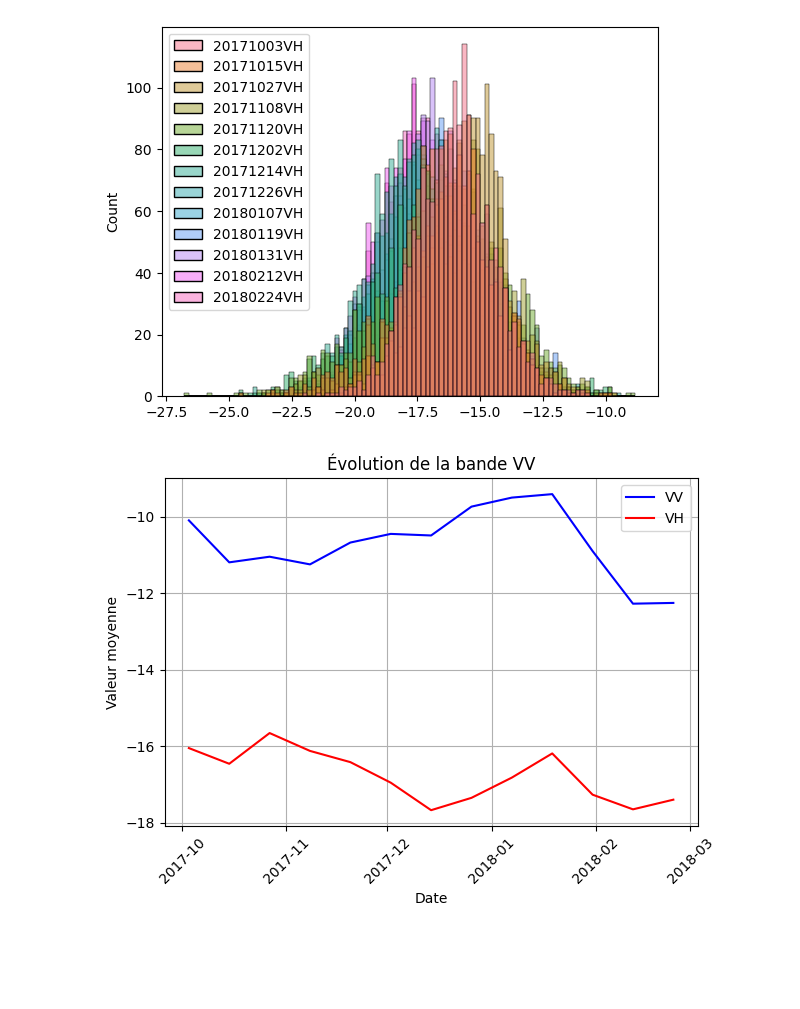
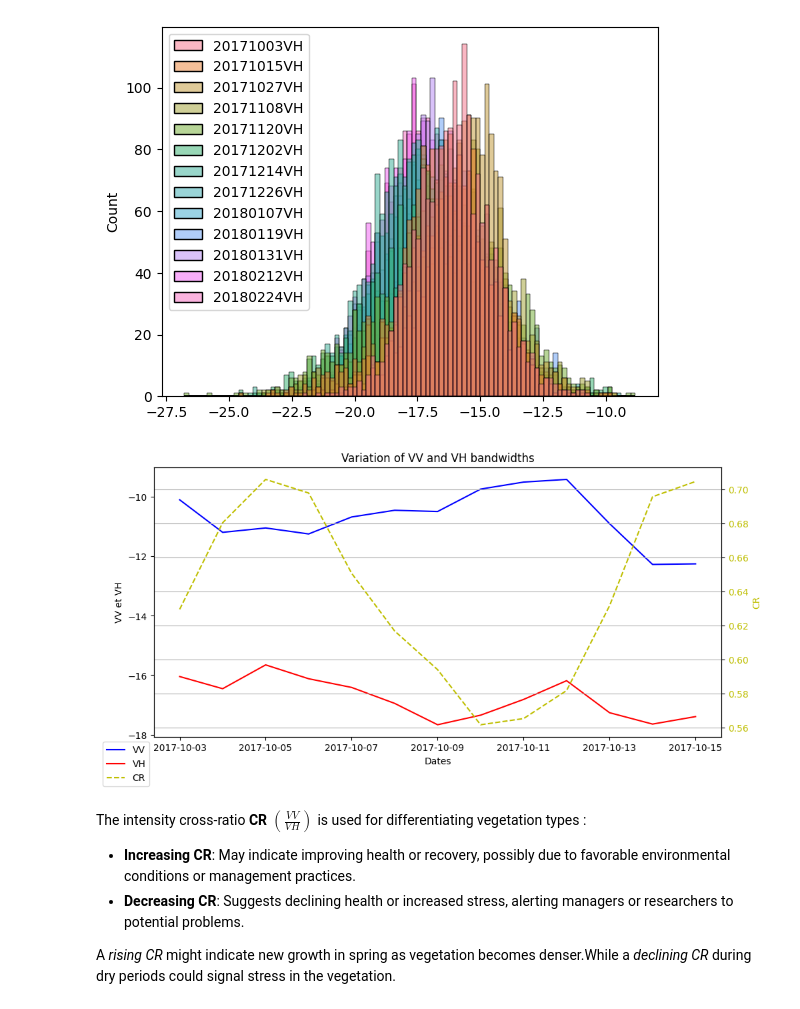
Before and after one commit to MathysVinatier/PMI_detection_TillageLabour, a Jupyter notebook: Datasets/Sentinel1_test.ipynb, the cells around one changed output. Cells and saved outputs as stored; diff of their text form; code cells hidden in the pictures; blank space fills up the shorter version.

```diff
--- a/Datasets/Sentinel1_test.ipynb
+++ b/Datasets/Sentinel1_test.ipynb
@@ -25,24 +60,41 @@ sns.histplot(df_sent1[cols_vh])
 plt.show()
 # %% [output]
 [figure]
-# %%
-mean_vv = df_sent1[cols_vv].mean()
-mean_vh = df_sent1[cols_vh].mean()
-
-dates_vv = pd.to_datetime([col[:-2] for col in cols_vv], format='%Y%m%d')
-dates_vh = pd.to_datetime([col[:-2] for col in cols_vh], format='%Y%m%d')
-
-plt.plot(dates_vv, mean_vv.values, label='VV', color='b')
-plt.plot(dates_vv, mean_vh.values, label='VH', color='r')
-plt.title('Évolution de la bande VV')
-plt.xlabel('Date')
-plt.ylabel('Valeur moyenne')
-plt.tick_params(axis='x', rotation=45)
-plt.grid(True)
-plt.legend()
-
-plt.tight_layout()
-
-plt.show()
-# %% [output]
-[figure, removed]
+# %%
+mean_vv = df_sent1[cols_vv].mean()
+mean_vh = df_sent1[cols_vh].mean()
+mean_cr =  mean_vv.values/mean_vh.values
+
+dates_format = pd.to_datetime([col[:-2] for col in cols_vv], format='%Y%m%d') # We can take any (vv/vh) for the date since it is the same timestamp
+dates = pd.date_range(start=dates_format[0], periods=len(mean_vv), freq='D')
+
+fig, ax1 = plt.subplots(figsize=(10, 5))
+
+ax1.plot(dates, mean_vv.values, label='VV', color='b')
+ax1.plot(dates, mean_vh.values, label='VH', color='r')
+ax1.set_xlabel('Dates')
+ax1.set_ylabel('VV et VH', color='k')
+ax1.tick_params(axis='y', labelcolor='k')
+
+ax2 = ax1.twinx()
+ax2.plot(dates, mean_cr, label='CR', color='y', linestyle='--')
+ax2.set_ylabel('CR', color='y')
+ax2.tick_params(axis='y', labelcolor='y')
+
+fig.legend(bbox_to_anchor=(0.0, 0), bbox_transform=ax1.transAxes)
+plt.title('Variation of VV and VH bandwidths')
+plt.xlabel('Date')
+plt.ylabel('CR')
+plt.grid(True)
+
+plt.tight_layout()
+
+plt.show()
+# %% [output]
+[figure, added]
+# %% [markdown]
+The intensity cross-ratio **CR** $\left(\frac{VV}{VH}\right)$ is used for differentiating vegetation types :
+- **Increasing CR**: May indicate improving health or recovery, possibly due to favorable environmental conditions or management practices.
+- **Decreasing CR**: Suggests declining health or increased stress, alerting managers or researchers to potential problems.
+
+A *rising CR* might indicate new growth in spring as vegetation becomes denser.While a *declining CR* during dry periods could signal stress in the vegetation.
```
Also changed, not shown: parts of 3 cells of this notebook.
